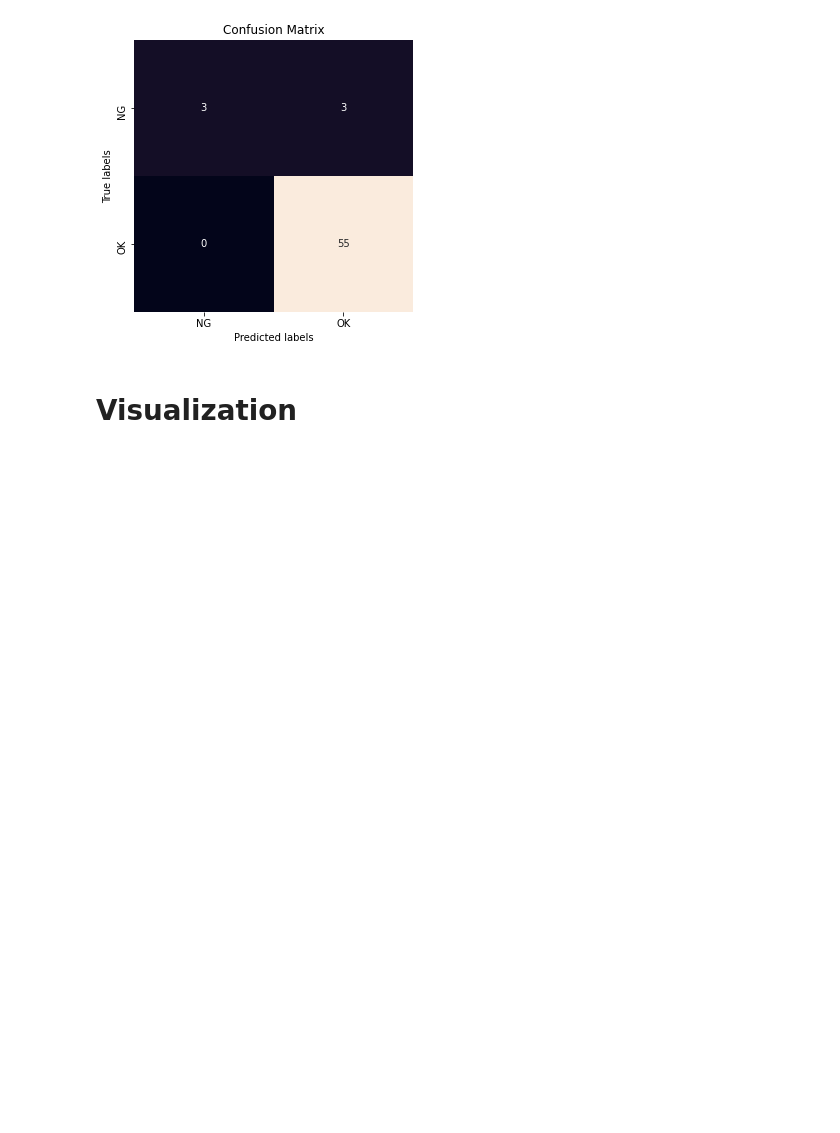
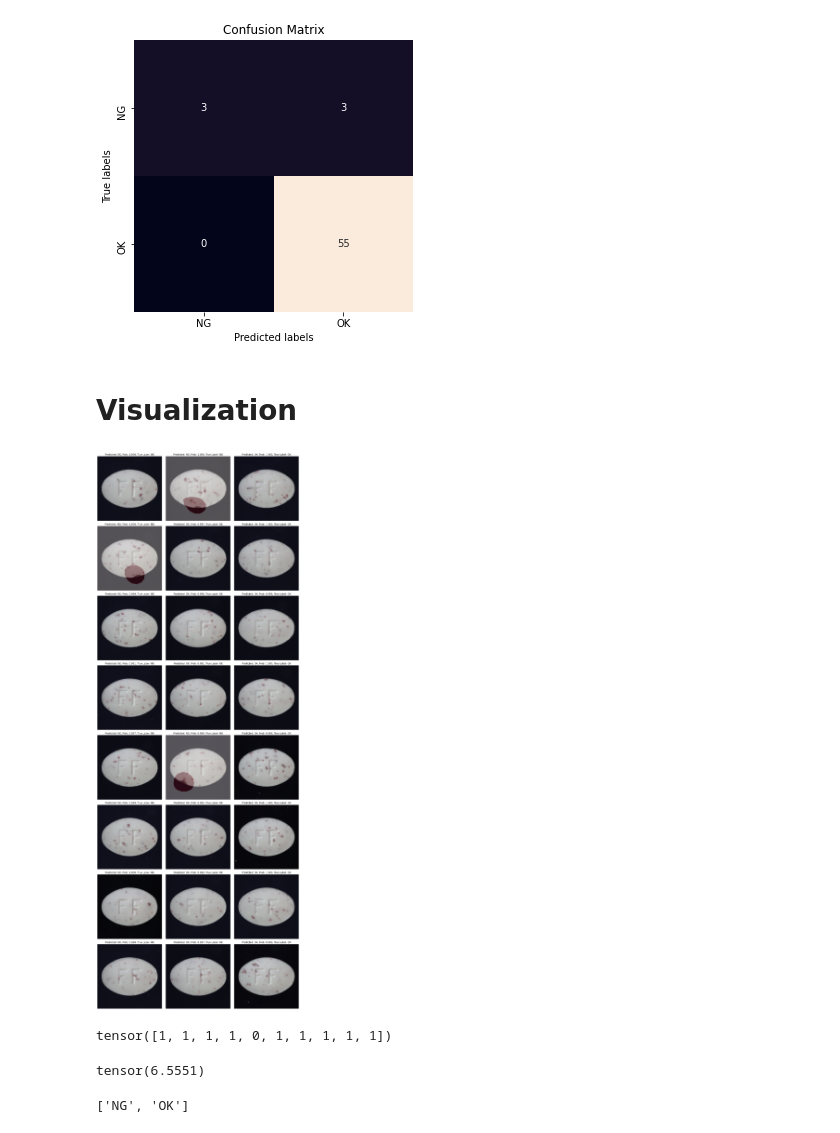
Before and after one commit to OlgaChernytska/Visual-Inspection, a Jupyter notebook: Training.ipynb, the cells around one changed output. Drawn from its saved outputs; the diff is of its cells as text; code cells hidden in the pictures; blank space fills up the shorter version.

Commit message:
added localization as heatmaps

```diff
--- a/Training.ipynb
+++ b/Training.ipynb
@@ -66,0 +68,47 @@ preds = model(batch[0].to(device))
+# %%
+def predict_localize(model, dataloader, device, n_samples=9):
+    model.to(device)
+    model.eval()
+
+    class_names = dataloader.dataset.classes
+    transform_to_PIL = transforms.ToPILImage()
+
+    n_cols = 3
+    n_rows = int(np.ceil(n_samples / n_cols))
+    plt.figure(figsize=[n_cols * 5, n_rows * 5])
+
+    counter = 0
+    for inputs, labels in dataloader:
+        inputs = inputs.to(device)
+        out = model(inputs)
+        probs, class_preds = torch.max(out[0], dim=-1)
+        feature_maps = out[1]
+
+        for img_i in range(inputs.size(0)):
+            img = transform_to_PIL(inputs[img_i])
+            class_pred = class_preds[img_i]
+            prob = probs[img_i]
+            label = labels[img_i]
+            feature_map0 = feature_maps[img_i][0].cpu().detach()
+
+            counter += 1
+            plt.subplot(n_rows, n_cols, counter)
+            plt.imshow(img)
+            plt.axis("off")
+            plt.title(
+                "Predicted: {}, Prob: {:.3f}, True Label: {}".format(
+                    class_names[class_pred], prob, class_names[label]
+                )
+            )
+
+            if class_pred == 0:
+                plt.imshow(feature_map0 > 15, alpha=0.3, cmap="Reds")
+
+            if counter == n_samples:
+                plt.tight_layout()
+                plt.show()
+                return
+# %%
+predict_localize(model, train_loader, device, n_samples=24)
+# %% [output]
+[figure, added]
@@ -66,0 +127,12 @@ preds = model(batch[0].to(device))
+# %%
+labels
+# %% [output]
+tensor([1, 1, 1, 1, 0, 1, 1, 1, 1, 1])
+# %%
+feature_map0.max()
+# %% [output]
+tensor(6.5551)
+# %%
+class_names
+# %% [output]
+['NG', 'OK']
```
Also changed, not shown: parts of 35 cells of this notebook, 1 other file.
